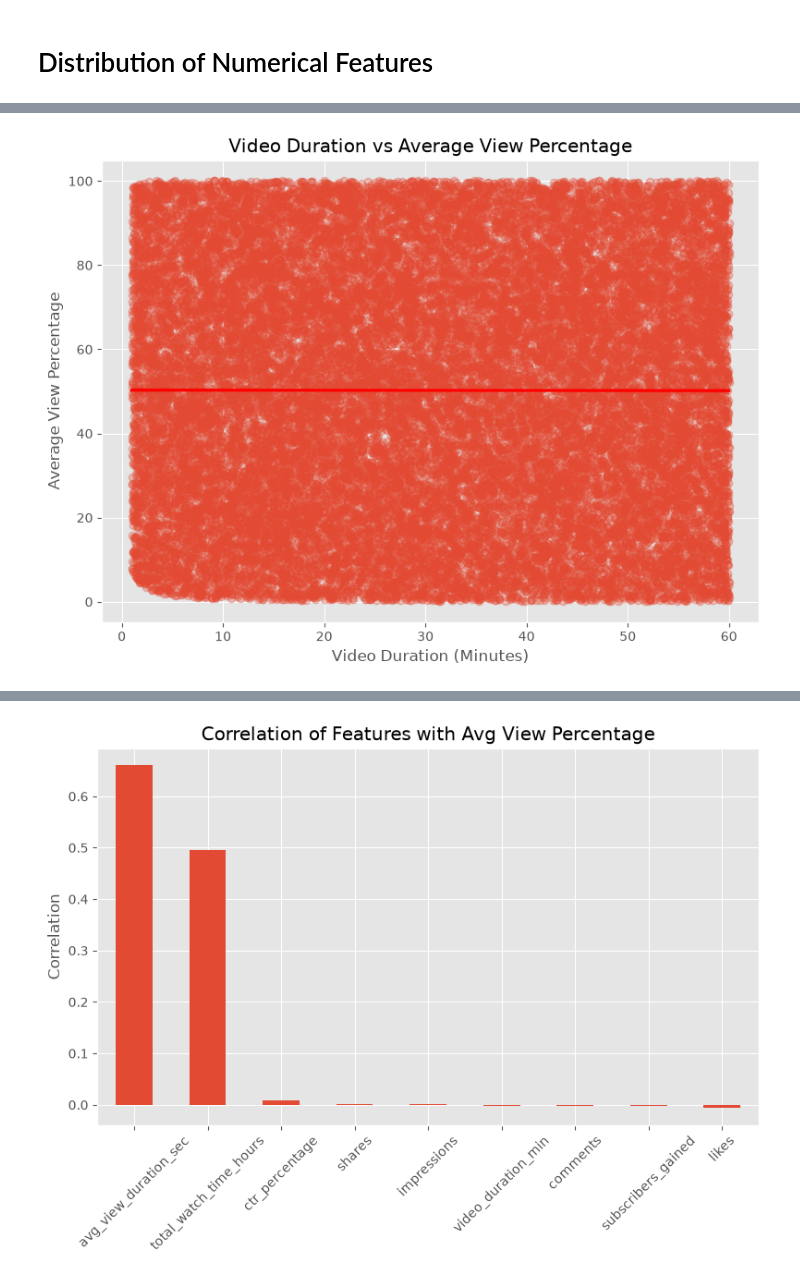
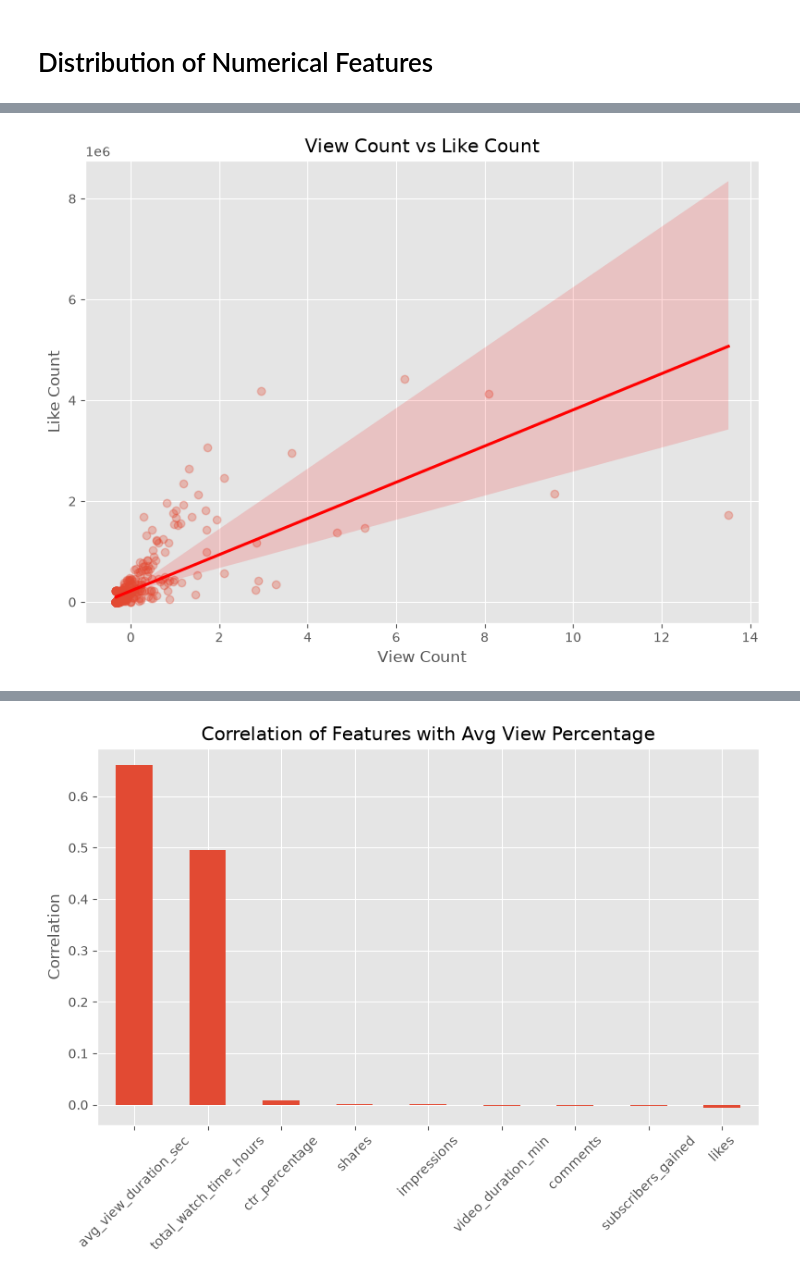
Before and after one commit to KartikayCT/Video_Analysis_Project, a Jupyter notebook: notebooks/02_EDA.ipynb, the cells around one changed output, grey strips where cells are left out. Saved outputs shown, nothing was run; the diff lists cells and outputs as text; code cells hidden in the pictures.

```diff
--- a/notebooks/02_EDA.ipynb
+++ b/notebooks/02_EDA.ipynb
@@ -131,30 +171,30 @@ plt.show()
 # %%
 plt.figure(figsize=(8,6))
 
 sns.regplot(
     data=df,
-    x="video_duration_min",
-    y="avg_view_percentage",
+    x="view_count",
+    y="like_count",
     scatter_kws={"alpha":0.3},
     line_kws={"color":"red"}
 )
 
-plt.title("Video Duration vs Average View Percentage")
+plt.title("View Count vs Like Count")
 
-plt.xlabel("Video Duration (Minutes)")
-plt.ylabel("Average View Percentage")
+plt.xlabel("View Count")
+plt.ylabel("Like Count")
 
 plt.tight_layout()
 
 plt.savefig(
     "../images/video_duration_regression.png",
     dpi=300,
     bbox_inches="tight"
 )
 
 plt.show()
 # %% [output]
-[figure, old version]
+[figure, new version]
 # %%
 plt.figure(figsize=(8,6))
 
```
Also changed, not shown: parts of 13 cells of this notebook, 33 other files.
